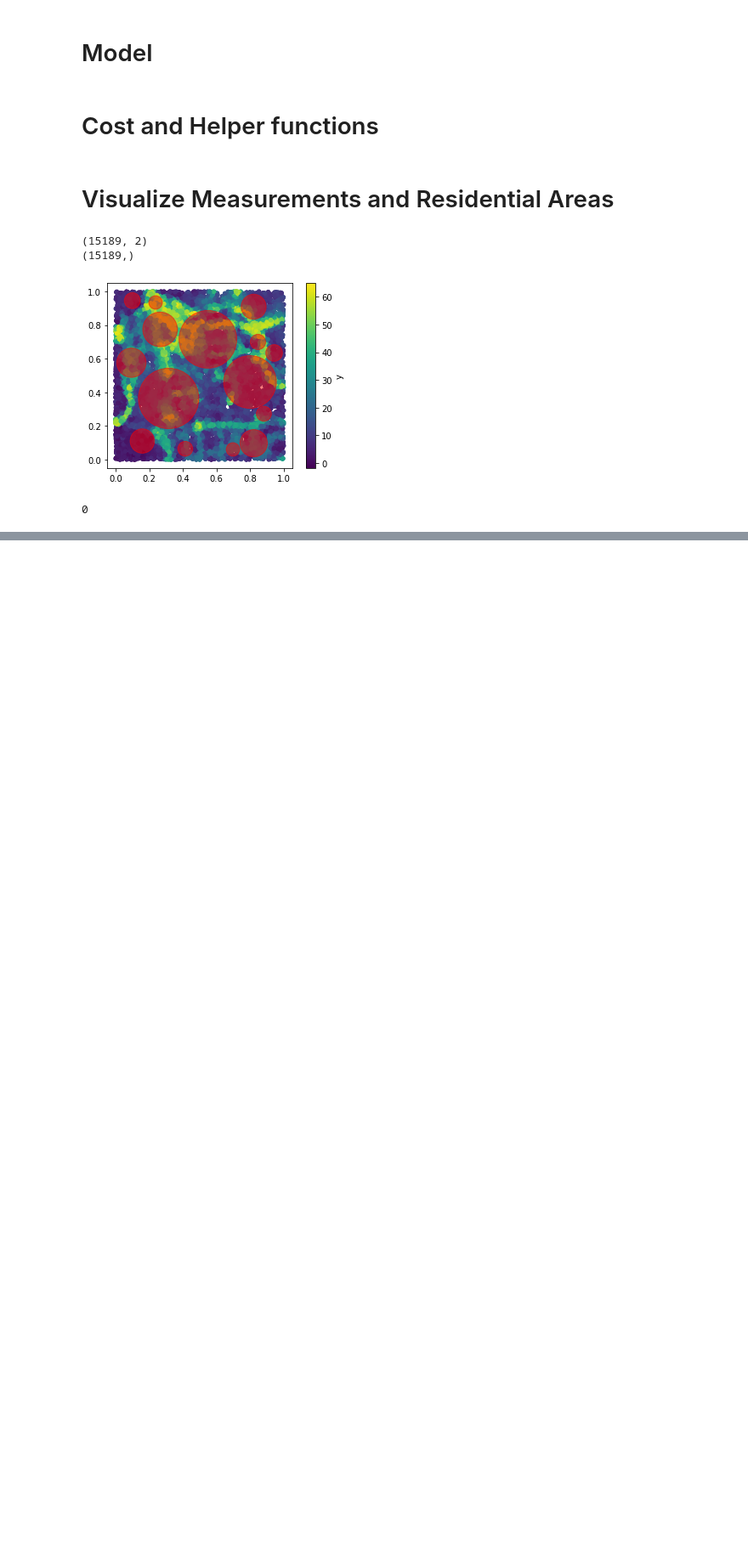
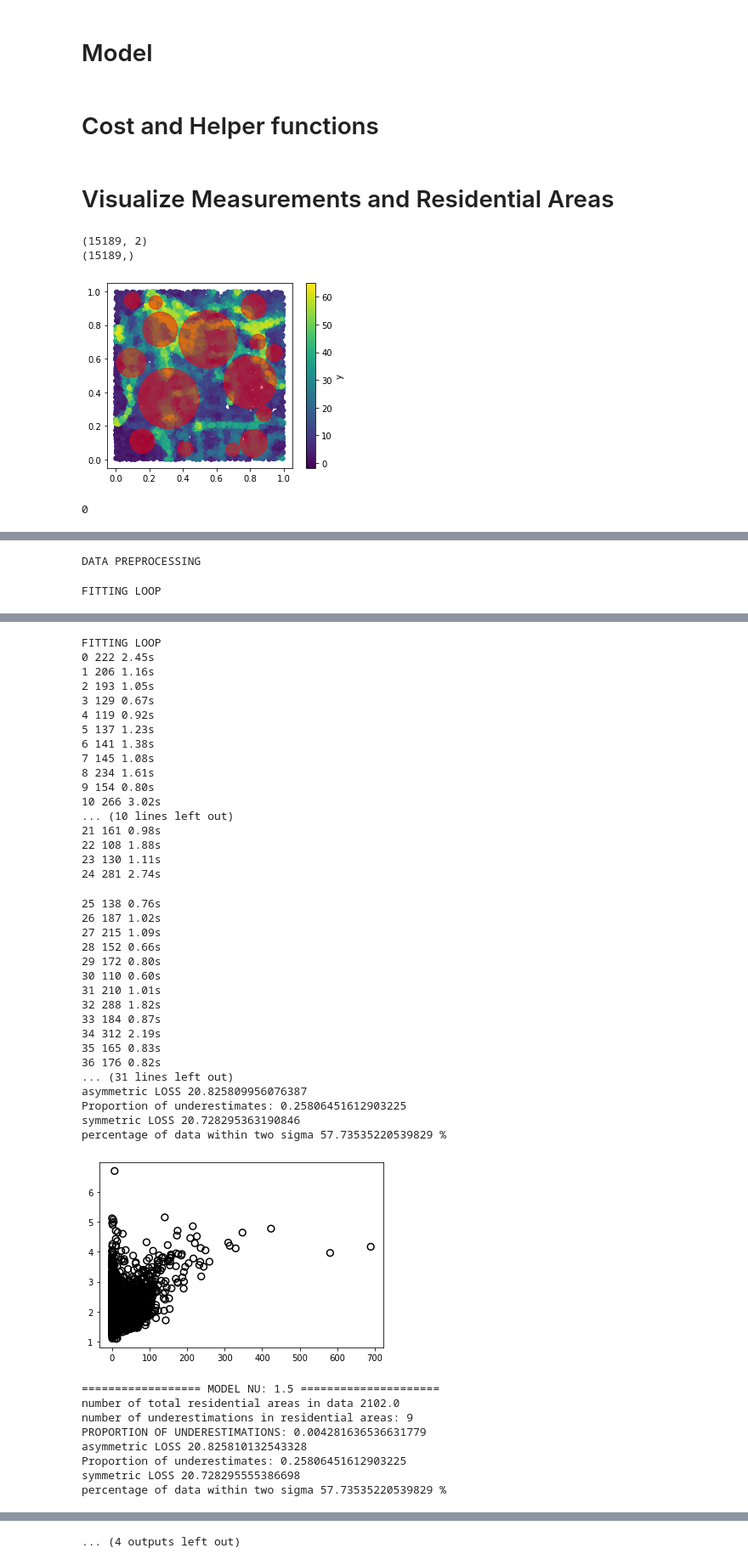
Before and after one commit to tomipancho/manhattan, a Jupyter notebook: Task_1/solution_explore.ipynb, the cells around one changed output, grey strips where cells are left out. Shown at 85% size. Drawn from its saved outputs; the diff is of its cells as text; code cells hidden in the pictures; blank space fills up the shorter version.

```diff
--- a/Task_1/solution_explore.ipynb
+++ b/Task_1/solution_explore.ipynb
@@ -412,13 +417,9 @@ test_x = np.loadtxt('test_x.csv', delimiter=',', skiprows=1)
 # Extract the city_area information
 train_coordinates, train_residential_flags, test_coordinates, test_residential_flags = get_city_area_data(train_x, test_x)
 
-    # Fit the model
-print('Training model')
-model = Model()
-model.fit_model(train_coordinates, train_y, train_residential_flags)
+# Perform test-train split
+train_coordinates, train_residential_flags, train_y, val_coordinates, val_residential_flags, val_y = val_train_split(train_coordinates, train_residential_flags, train_y)
 
-    # Predict on the test features
-print('Predicting on test features')
-predictions = model.predict_pollution(test_coordinates, test_residential_flags)
-print(predictions)
+
+print(train_coordinates.shape)
 # %% [output]
@@ -450,0 +569,10 @@ Increase the number of iterations (max_iter) or scale the data as shown in:
+# %%
+models = []
+for nu in [0.5, 1.5, 2.5]:
+    model_nu = Model()
+    model_nu.nu = nu
+    model_nu.fit_model(train_coordinates, train_y, train_residential_flags)
+    models.append(model_nu)
+# %% [output]
+DATA PREPROCESSING
+FITTING LOOP
@@ -450,0 +647,43 @@ Increase the number of iterations (max_iter) or scale the data as shown in:
+FITTING LOOP
+0 222 2.45s
+1 206 1.16s
+2 193 1.05s
+3 129 0.67s
+4 119 0.92s
+5 137 1.23s
+6 141 1.38s
+7 145 1.08s
+8 234 1.61s
+9 154 0.80s
+10 266 3.02s
+... (10 lines left out)
+21 161 0.98s
+22 108 1.88s
+23 130 1.11s
+24 281 2.74s
+25 138 0.76s
+26 187 1.02s
+27 215 1.09s
+28 152 0.66s
+29 172 0.80s
+30 110 0.60s
+31 210 1.01s
+32 288 1.82s
+33 184 0.87s
+34 312 2.19s
+35 165 0.83s
+36 176 0.82s
+... (31 lines left out)
+asymmetric LOSS 20.825809956076387
+Proportion of underestimates: 0.25806451612903225
+symmetric LOSS 20.728295363190846
+percentage of data within two sigma 57.73535220539829 %
+[figure, added]
+================== MODEL NU: 1.5 =====================
+number of total residential areas in data 2102.0
+number of underestimations in residential areas: 9
+PROPORTION OF UNDERESTIMATIONS: 0.004281636536631779
+asymmetric LOSS 20.825810132543328
+Proportion of underestimates: 0.25806451612903225
+symmetric LOSS 20.728295555386698
+percentage of data within two sigma 57.73535220539829 %
@@ -450,0 +692 @@ Increase the number of iterations (max_iter) or scale the data as shown in:
+... (4 outputs left out)
```
Also changed, not shown: parts of 16 cells of this notebook, 4 other files.
